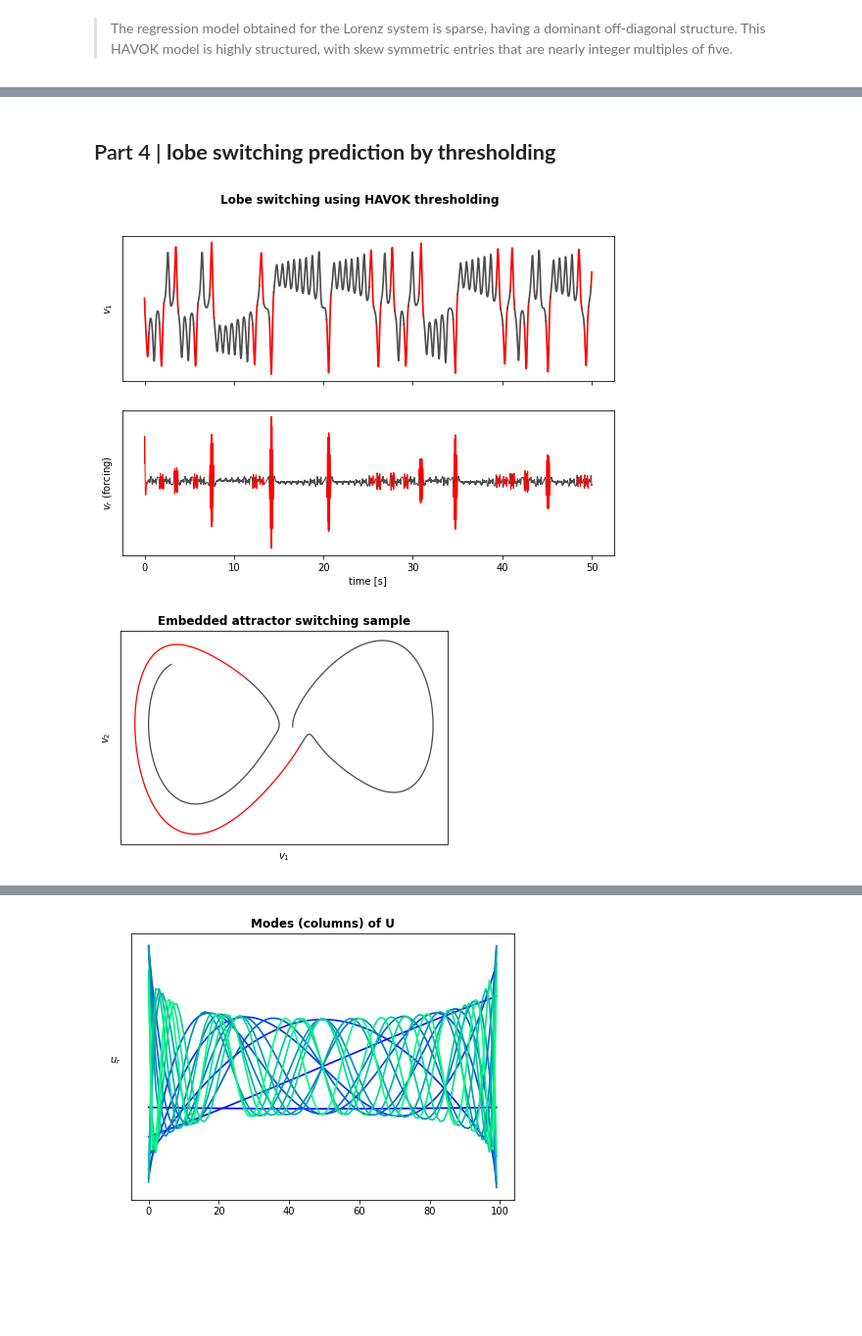
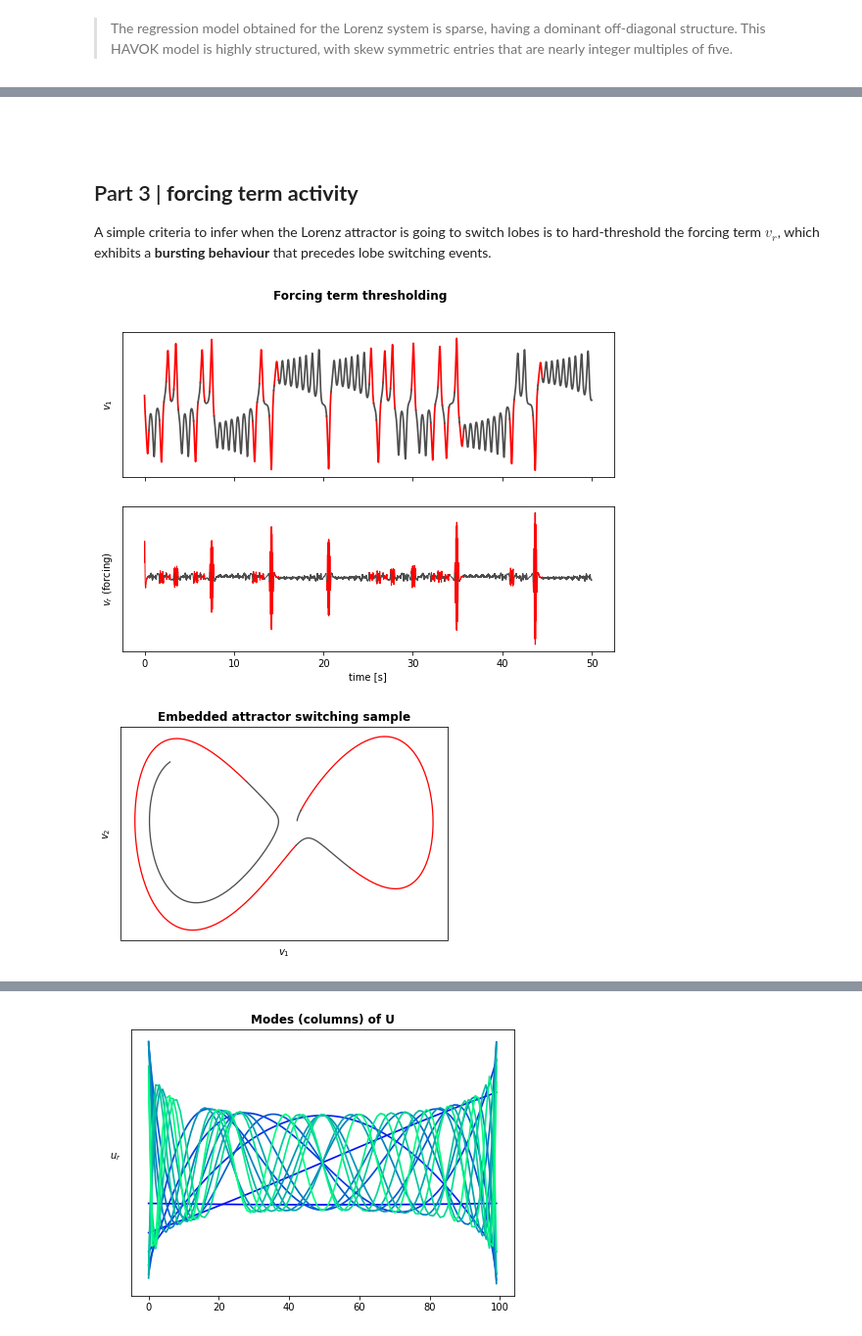
Before and after one commit to baronefr/rhavok-analysis, a Jupyter notebook: havok_review.ipynb, the cells around one changed output, grey strips where cells are left out. Shown: that part at 98% size. Cells and saved outputs as stored; diff of their text form; code cells hidden in the pictures; blank space fills up the shorter version.

Commit message:
fixed havok simulation

```diff
--- a/havok_review.ipynb
+++ b/havok_review.ipynb
@@ -35,17 +37,17 @@ We import the Lorenz attractor data. This ODE solution has been generated using
 $\sigma = 10$, $\beta = 8/3$ and $\rho = 28$, with initial condition $x_0 = \left[ -8, 8, 27\right]$. The data is sampled with time step $dt=0.001$ using an ode45 solver.
 # %%
 # load data from Lorenz attractor
-xx, yy, zz = np.loadtxt('./data/sb2017/Lorenz_extended.csv', unpack=True)
+xxn, yyn, zzn = np.loadtxt('./data/data_attractors/Lorenz_precision_timeseries.csv',
+                        unpack=True)
 dt = 0.001
-
-N = len(xx)
-tt = dt*(np.arange(N) + 1)
+N = len(xxn)
+ttn = dt*(np.arange(N) + 1)
 
 # plot
 fig = plt.figure(figsize=(10, 7))
 ax = plt.axes(projection='3d')
 
-ax.plot(xx, yy, zz, lw=0.6, c = my_grey )
+ax.plot(xxn, yyn, zzn, lw=0.6, c = my_grey )
 plt.title('Lorenz attractor', fontweight='bold')
 
 ax.w_xaxis.set_pane_color((1.0, 1.0, 1.0, 1.0))
@@ -65,5 +67,9 @@ plt.show()
 # %%
 # select a coordinate for HAVOK analysis, which from now on
 # will be called x, regardless of its origin
-x = xx
+
+train_size = int(200/dt) # 200 seconds
+
+x = xxn[:train_size]
+tt = ttn[:train_size]
 # %% [markdown]
@@ -88,7 +96,7 @@ $$
 # number of shift-stacked rows
 q = 100
 # %%
-m = len(x)
+m = train_size
 H = np.zeros((q, m-q+1))
 for i in range(0, q):
     H[i,:] = x[ i:(m-q+1+i) ]
@@ -419,57 +366,70 @@ plt.show()
 # %% [markdown]
-## Part 4 | **lobe switching prediction by thresholding**
+<br><br>
+
+## Part 3 | **forcing term activity**
+
+A simple criteria to infer when the Lorenz attractor is going to switch lobes is to hard-threshold the forcing term $v_r$, which exhibits a **bursting behaviour** that precedes lobe switching events.
+# %%
+# select a portion of dataset
+L = 50000
+
+v1 = v_star[0:L,0]
+v2 = v_star[0:L,1]
+v3 = v_star[0:L,2]
+forcing = v_star[0:L,r-1]
+forcing_t = dt*(np.arange(len(forcing)) + 1)
 # %%
 # thresholding + interval smoothing
 thres = 0.002    # from paper: |v_r| > 0.002
 
 above_thres = abs(forcing) > thres
 thres_expand = 500
 switch = False
 for i in range(0,len(above_thres)):
     if above_thres[i]:
         if not switch:
             above_thres[i:i+thres_expand] = True
             switch = True
     else:
         switch = False
 
 
 # plotting
 fig, ax = plt.subplots(2, 1, figsize=(9,6))
 
-yabove = np.ma.masked_where(np.invert(above_thres), vr1)
-ybelow = np.ma.masked_where(above_thres, vr1)
-ax[0].plot(vrtt, yabove,  lw=1.7, c = 'red')
-ax[0].plot(vrtt, ybelow,  lw=1.7, c = my_grey)
+yabove = np.ma.masked_where(np.invert(above_thres), v1)
+ybelow = np.ma.masked_where(above_thres, v1)
+ax[0].plot(forcing_t, yabove,  lw=1.7, c = 'red')
+ax[0].plot(forcing_t, ybelow,  lw=1.7, c = my_grey)
 ax[0].set(ylabel='$v_1$')
 ax[0].set_yticks([])
 plt.setp(ax[0].get_xticklabels(), visible=False)
 plt.setp(ax[0].get_yticklabels(), visible=False)
 
 yabove = np.ma.masked_where(np.invert(above_thres), forcing)
 ybelow = np.ma.masked_where(above_thres, forcing)
-ax[1].plot(vrtt, yabove,  lw=1, c = 'red')
-ax[1].plot(vrtt, ybelow,  lw=1, c = my_grey)
+ax[1].plot(forcing_t, yabove,  lw=1, c = 'red')
+ax[1].plot(forcing_t, ybelow,  lw=1, c = my_grey)
 ax[1].set(ylabel='$v_r$ (forcing)')
 ax[1].set_yticks([])
 
 plt.xlabel('time [s]')
-fig.suptitle('Lobe switching using HAVOK thresholding', fontweight='bold')
+fig.suptitle('Forcing term thresholding', fontweight='bold')
 if do_savefig: plt.savefig(path_savefig + 'lorenz_havok_thresholding.svg')
 plt.show()
 # %% [output]
-[figure, old version]
+[figure, new version]
 # %%
 # plot
 #plt.figure(figsize=(10, 7))
 rgg = np.arange(1000,3000)  # select range
 
-yabove1 = np.ma.masked_where(np.invert(above_thres)[rgg], vr1[rgg])
-yabove2 = np.ma.masked_where(np.invert(above_thres)[rgg], vr2[rgg])
+yabove1 = np.ma.masked_where(np.invert(above_thres)[rgg], v1[rgg])
+yabove2 = np.ma.masked_where(np.invert(above_thres)[rgg], v2[rgg])
 plt.plot(yabove1, yabove2,  lw=1.3, c = 'red')
 
-ybelow1 = np.ma.masked_where(above_thres[rgg], vr1[rgg])
-ybelow2 = np.ma.masked_where(above_thres[rgg], vr2[rgg])
+ybelow1 = np.ma.masked_where(above_thres[rgg], v1[rgg])
+ybelow2 = np.ma.masked_where(above_thres[rgg], v2[rgg])
 plt.plot(ybelow1, ybelow2, lw=1.3, c = my_grey )
 
 plt.xlabel(r'$v_1$');    plt.ylabel(r'$v_2$');
@@ -478,7 +438,7 @@ plt.title('Embedded attractor switching sample', fontweight='bold')
 if do_savefig: plt.savefig(path_savefig + 'lorenz_havok_trajectory_switching.svg')
 plt.show()
 # %% [output]
-[figure, old version]
+[figure, new version]
 # %%
 # plot
 #plt.figure(figsize=(10, 7))
```
Also changed, not shown: parts of 44 cells of this notebook, 9 other files.
